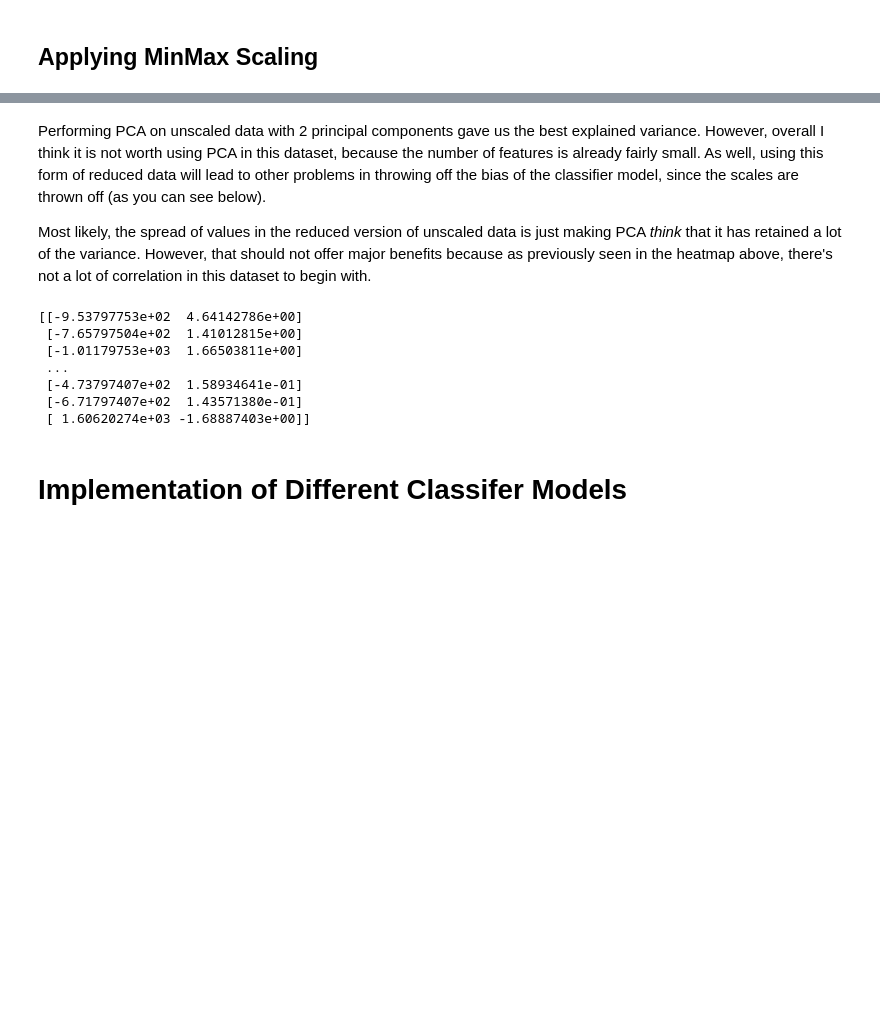
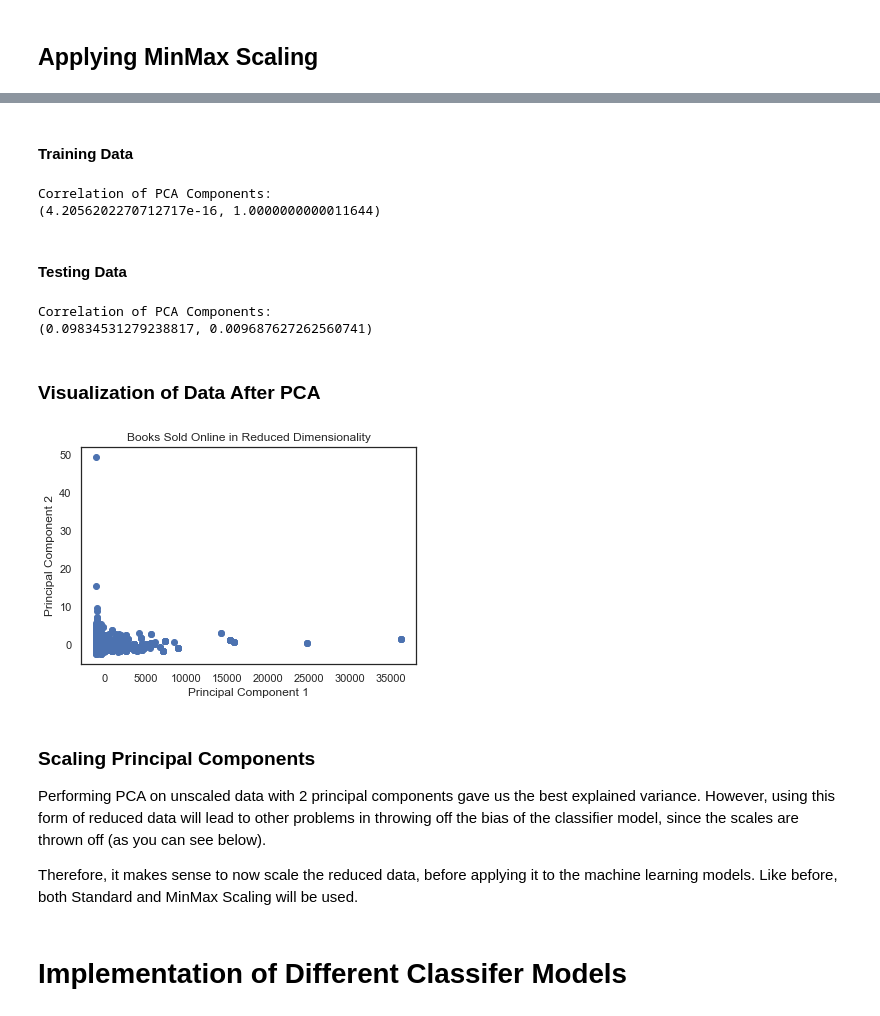
Before and after one commit to UPstartDeveloper/bookstore-classifier, a Jupyter notebook: classifications.ipynb, the cells around one changed output, grey strips where cells are left out. Drawn from its saved outputs; the diff is of its cells as text; code cells hidden in the pictures; blank space fills up the shorter version.

```diff
--- a/classifications.ipynb
+++ b/classifications.ipynb
@@ -573,12 +574,12 @@ def apply_pca(data, num_components, is_scaled):
     print(ratio)
     print('---------------------------------------')
 
-    return data_reduced
+    return pca, data_reduced
 
 apply_pca(X_train_standard_scaled, 1, True)
 apply_pca(X_train, 1, False)
 apply_pca(X_train_standard_scaled, 2, True)
-X_train_reduced = apply_pca(X_train, 2, False)
+pca, X_train_reduced = apply_pca(X_train, 2, False)
 # %% [output]
 Variance Retained using PCA on Scaled Training Data, with 1 Components
 [1.17782776]
@@ -603,14 +606,37 @@ Variance Retained using PCA on Un-scaled Training Data, with 2 Components
+# %% [markdown]
+#### Training Data
+# %%
+def pca_corr(components):
+    '''Prints the correlation seen for a list of two principal components.'''
+    print('Correlation of PCA Components:')
+    print(pearsonr(components[:, 0], components[:, 1]))
+
+pca_corr(X_train_reduced)
+# %% [output]
+Correlation of PCA Components:
+(4.2056202270712717e-16, 1.0000000000011644)
+# %% [markdown]
+#### Testing Data
+# %%
+# do the same for testing data
+X_test_reduced = pca.transform(X_test)
+pca_corr(X_test_reduced)
+# %% [output]
+Correlation of PCA Components:
+(0.09834531279238817, 0.009687627262560741)
+# %% [markdown]
+### Visualization of Data After PCA
+# %%
+fig, ax = plt.subplots()
+plt.scatter(X_train_reduced[:, 0], X_train_reduced[:, 1],)
+plt.title('Books Sold Online in Reduced Dimensionality')
+ax.set_xlabel('Principal Component 1')
+ax.set_ylabel('Principal Component 2')
+plt.show()
+# %% [output]
+[figure, added]
 # %% [markdown]
-Performing PCA on unscaled data with 2 principal components gave us the best explained variance. However, overall I think it is not worth using PCA in this dataset, because the number of features is already fairly small. As well, using this form of reduced data will lead to other problems in throwing off the bias of the classifier model, since the scales are thrown off (as you can see below).
+### Scaling Principal Components
+Performing PCA on unscaled data with 2 principal components gave us the best explained variance. However, using this form of reduced data will lead to other problems in throwing off the bias of the classifier model, since the scales are thrown off (as you can see below).
 
-Most likely, the spread of values in the reduced version of unscaled data is just making PCA *think* that it has retained a lot of the variance. However, that should not offer major benefits because as previously seen in the heatmap above, there's not a lot of correlation in this dataset to begin with.
+Therefore, it makes sense to now scale the reduced data, before applying it to the machine learning models. Like before, both Standard and MinMax Scaling will be used.
-# %%
-print(X_train_reduced)
-# %% [output]
-[[-9.53797753e+02  4.64142786e+00]
- [-7.65797504e+02  1.41012815e+00]
- [-1.01179753e+03  1.66503811e+00]
- ...
- [-4.73797407e+02  1.58934641e-01]
- [-6.71797407e+02  1.43571380e-01]
- [ 1.60620274e+03 -1.68887403e+00]]
```
Also changed, not shown: parts of 21 cells of this notebook.
